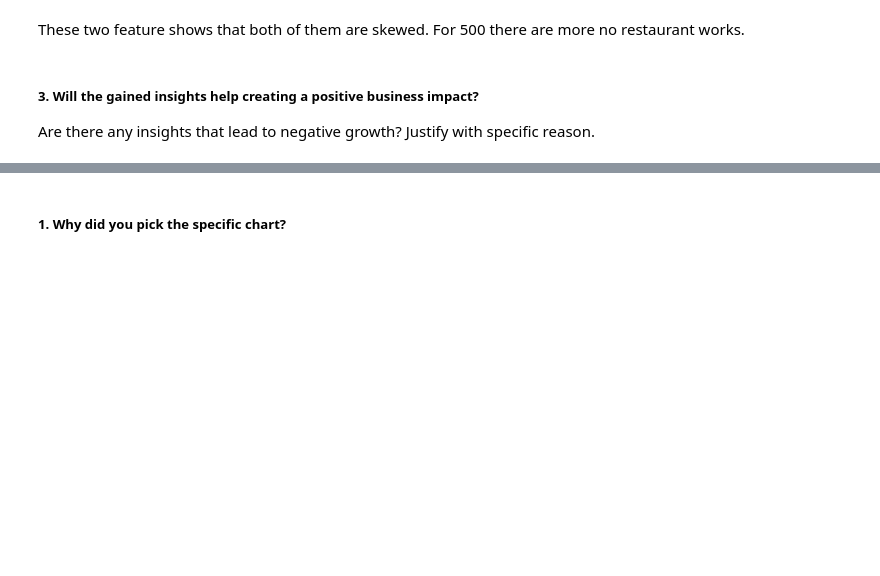
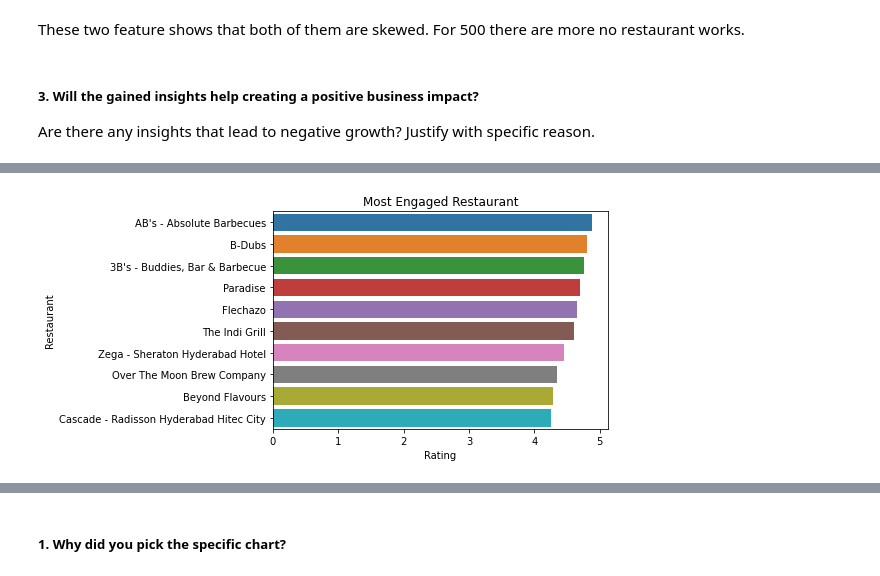
Before and after one commit to abhinav4201/UnSupervised-ML-Zomato-Restaurant-Clustering-and-Sentiment-Analysis, a Jupyter notebook: UnSupervised_ML_Zomato_Restaurant_Clustering_and_Sentiment_Analysis_capstone_project_4.ipynb, the cells around one changed output, grey strips where cells are left out. Cells and saved outputs as stored; diff of their text form; code cells hidden in the pictures; blank space fills up the shorter version.

```diff
--- a/UnSupervised_ML_Zomato_Restaurant_Clustering_and_Sentiment_Analysis_capstone_project_4.ipynb
+++ b/UnSupervised_ML_Zomato_Restaurant_Clustering_and_Sentiment_Analysis_capstone_project_4.ipynb
@@ -802,0 +799,4 @@ But in this case it is unable to figure any impact in business.
+# %%
+#geting the top 10 hotel that show maximum engagement
+most_engaged_hotel = price_point.sort_values('Rating', ascending = False)
+most_engaged_hotel[:10]
@@ -802,0 +815,7 @@ But in this case it is unable to figure any impact in business.
+# %%
+# Chart - 2 visualization code for most liked
+sns.barplot(data = most_engaged_hotel[:10], x = 'Rating', y = 'Restaurant')
+plt.title('Most Engaged Restaurant')
+plt.show()
+# %% [output]
+[figure, added]
```
Also changed, not shown: parts of 32 cells of this notebook.
